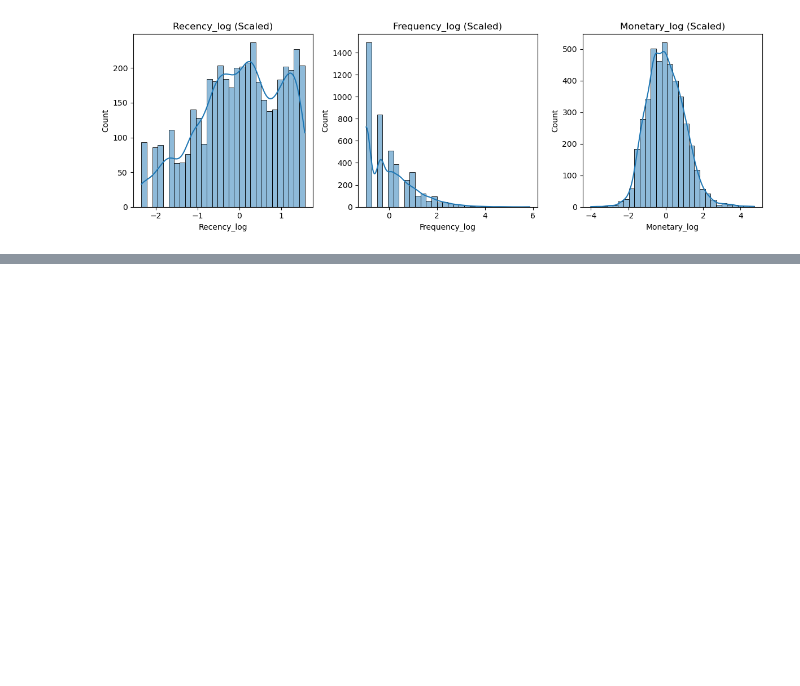
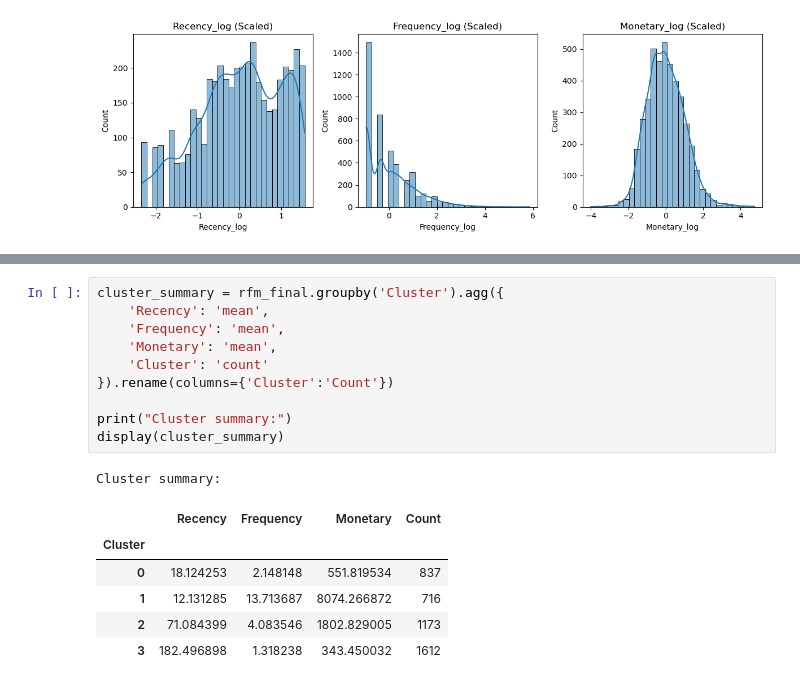
Before and after one commit to patel-tanmay/aws-customer-segmentation, a Jupyter notebook: notebooks/rfm_analysis.ipynb, the cells around one changed output, grey strips where cells are left out. Cells and saved outputs as stored; diff of their text form; blank space fills up the shorter version.

```diff
--- a/notebooks/rfm_analysis.ipynb
+++ b/notebooks/rfm_analysis.ipynb
@@ -209,0 +271,18 @@ plt.show()
+# %%
+cluster_summary = rfm_final.groupby('Cluster').agg({
+    'Recency': 'mean',
+    'Frequency': 'mean',
+    'Monetary': 'mean',
+    'Cluster': 'count'
+}).rename(columns={'Cluster':'Count'})
+
+print("Cluster summary:")
+display(cluster_summary)
+# %% [output]
+Cluster summary:
+|  | Recency | Frequency | Monetary | Count |
+| Cluster |  |  |  |  |
+| 0 | 18.124253 | 2.148148 | 551.819534 | 837 |
+| 1 | 12.131285 | 13.713687 | 8074.266872 | 716 |
+| 2 | 71.084399 | 4.083546 | 1802.829005 | 1173 |
+| 3 | 182.496898 | 1.318238 | 343.450032 | 1612 |
```
Also changed, not shown: parts of 4 cells of this notebook.
